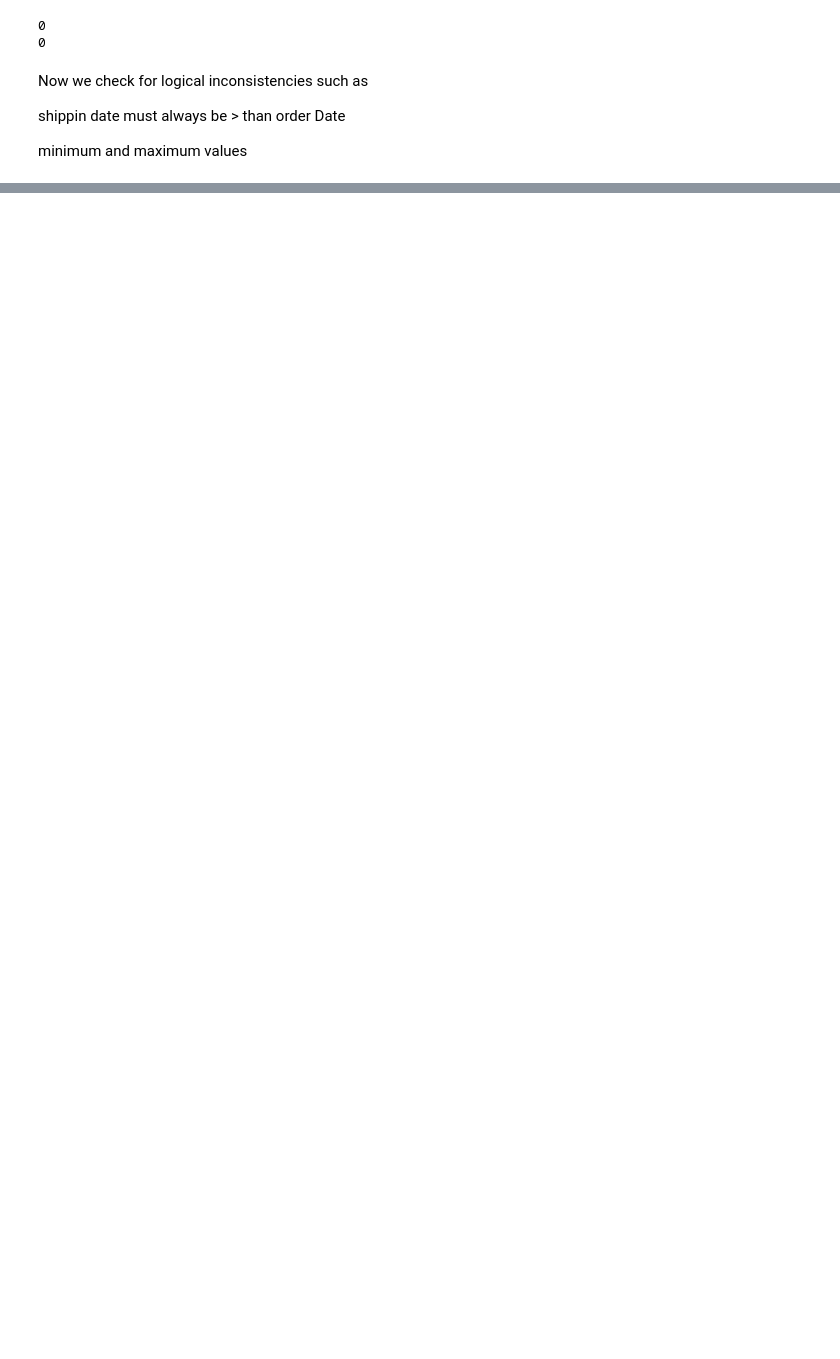
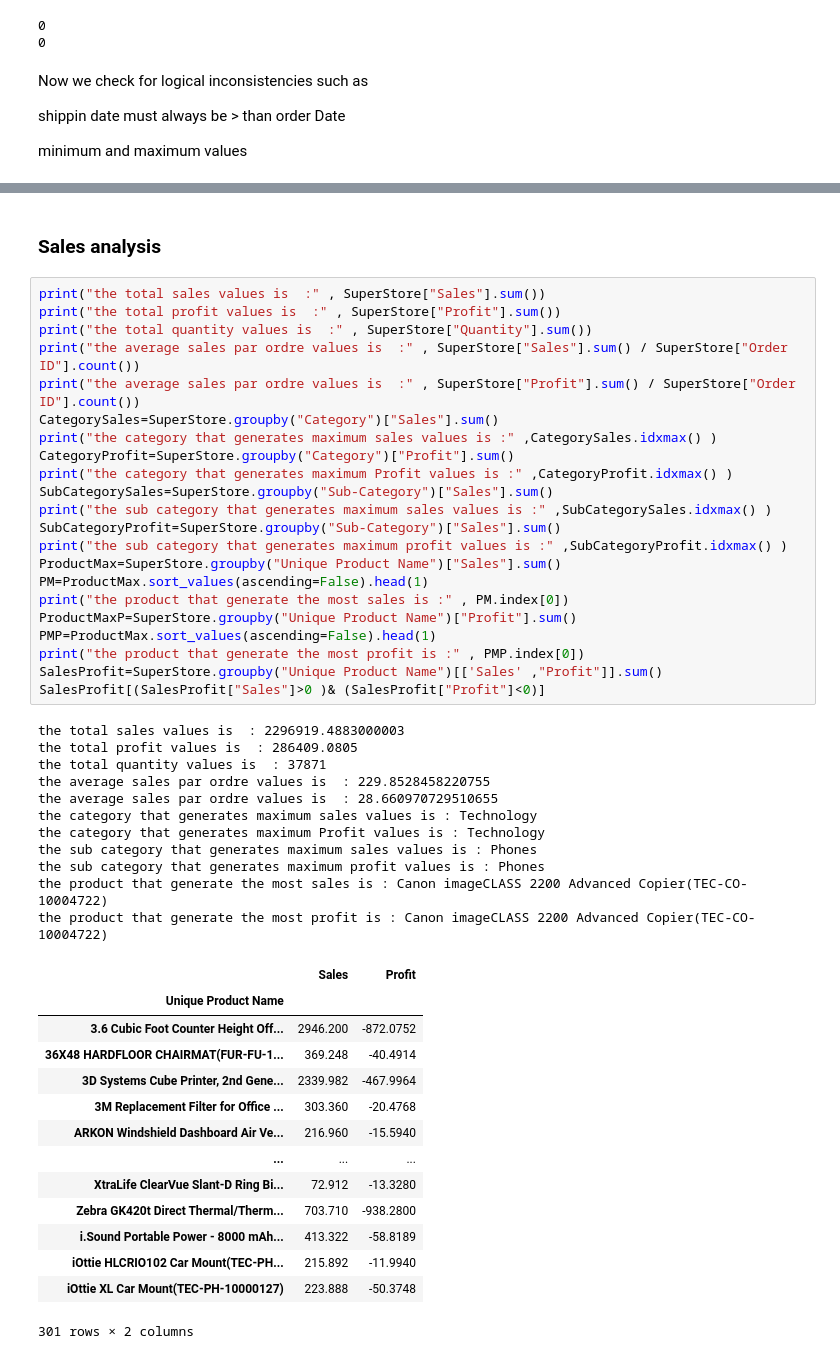
Before and after one commit to rabe156/Superstore-Dataset-analysis, a Jupyter notebook: notebooks/superstore_analysis.ipynb, the cells around one changed output, grey strips where cells are left out. Saved outputs shown, nothing was run; the diff lists cells and outputs as text; blank space fills up the shorter version.

```diff
--- a/notebooks/superstore_analysis.ipynb
+++ b/notebooks/superstore_analysis.ipynb
@@ -329,0 +425,50 @@ memory usage: 1.7 MB
+# %% [markdown]
+### Sales analysis
+# %%
+print("the total sales values is  :" , SuperStore["Sales"].sum())
+print("the total profit values is  :" , SuperStore["Profit"].sum())
+print("the total quantity values is  :" , SuperStore["Quantity"].sum())
+print("the average sales par ordre values is  :" , SuperStore["Sales"].sum() / SuperStore["Order ID"].count())
+print("the average sales par ordre values is  :" , SuperStore["Profit"].sum() / SuperStore["Order ID"].count())
+CategorySales=SuperStore.groupby("Category")["Sales"].sum()
+print("the category that generates maximum sales values is :" ,CategorySales.idxmax() )
+CategoryProfit=SuperStore.groupby("Category")["Profit"].sum()
+print("the category that generates maximum Profit values is :" ,CategoryProfit.idxmax() )
+SubCategorySales=SuperStore.groupby("Sub-Category")["Sales"].sum()
+print("the sub category that generates maximum sales values is :" ,SubCategorySales.idxmax() )
+SubCategoryProfit=SuperStore.groupby("Sub-Category")["Sales"].sum()
+print("the sub category that generates maximum profit values is :" ,SubCategoryProfit.idxmax() )
+ProductMax=SuperStore.groupby("Unique Product Name")["Sales"].sum()
+PM=ProductMax.sort_values(ascending=False).head(1)
+print("the product that generate the most sales is :" , PM.index[0])
+ProductMaxP=SuperStore.groupby("Unique Product Name")["Profit"].sum()
+PMP=ProductMax.sort_values(ascending=False).head(1)
+print("the product that generate the most profit is :" , PMP.index[0])
+SalesProfit=SuperStore.groupby("Unique Product Name")[['Sales' ,"Profit"]].sum()
+SalesProfit[(SalesProfit["Sales"]>0 )& (SalesProfit["Profit"]<0)]
+# %% [output]
+the total sales values is  : 2296919.4883000003
+the total profit values is  : 286409.0805
+the total quantity values is  : 37871
+the average sales par ordre values is  : 229.8528458220755
+the average sales par ordre values is  : 28.660970729510655
+the category that generates maximum sales values is : Technology
+the category that generates maximum Profit values is : Technology
+the sub category that generates maximum sales values is : Phones
+the sub category that generates maximum profit values is : Phones
+the product that generate the most sales is : Canon imageCLASS 2200 Advanced Copier(TEC-CO-10004722)
+the product that generate the most profit is : Canon imageCLASS 2200 Advanced Copier(TEC-CO-10004722)
+|  | Sales | Profit |
+| Unique Product Name |  |  |
+| 3.6 Cubic Foot Counter Height Off... | 2946.200 | -872.0752 |
+| 36X48 HARDFLOOR CHAIRMAT(FUR-FU-1... | 369.248 | -40.4914 |
+| 3D Systems Cube Printer, 2nd Gene... | 2339.982 | -467.9964 |
+| 3M Replacement Filter for Office ... | 303.360 | -20.4768 |
+| ARKON Windshield Dashboard Air Ve... | 216.960 | -15.5940 |
+| ... | ... | ... |
+| XtraLife ClearVue Slant-D Ring Bi... | 72.912 | -13.3280 |
+| Zebra GK420t Direct Thermal/Therm... | 703.710 | -938.2800 |
+| i.Sound Portable Power - 8000 mAh... | 413.322 | -58.8189 |
+| iOttie HLCRIO102 Car Mount(TEC-PH... | 215.892 | -11.9940 |
+| iOttie XL Car Mount(TEC-PH-10000127) | 223.888 | -50.3748 |
+301 rows × 2 columns
```
Also changed, not shown: parts of 27 cells of this notebook.
